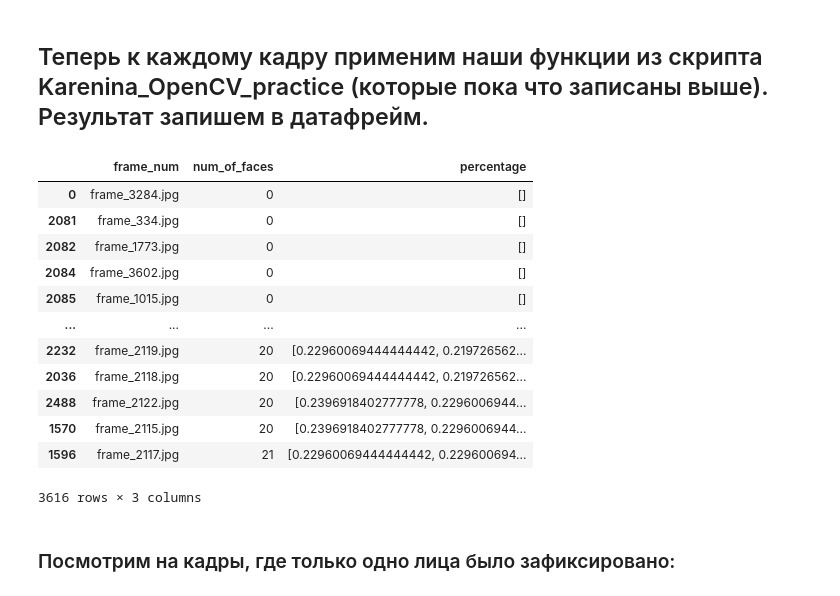
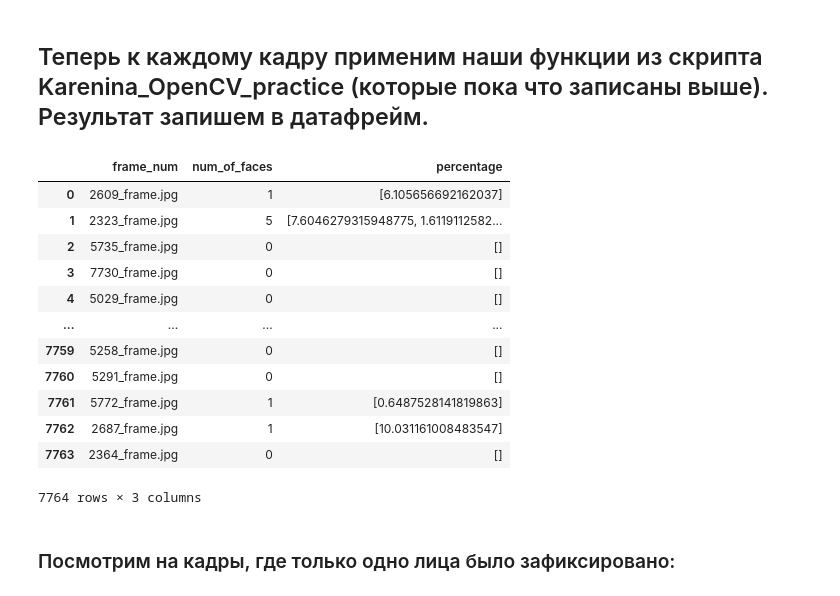
Before and after one commit to TonLeon/Diploma, a Jupyter notebook: Films/Frame Extraction.ipynb, the cells around one changed output. Drawn from its saved outputs; the diff is of its cells as text; code cells hidden in the pictures.

```diff
--- a/Films/Frame Extraction.ipynb
+++ b/Films/Frame Extraction.ipynb
@@ -86,12 +98,18 @@ data = pd.DataFrame(columns = columns_name)
 # %%
-directory = 'frames_2012'
-for file in os.listdir(directory):
-    if file.endswith('.jpg'):
-        image = cv2.imread(os.path.join(directory, file)) #читаем файл, получаем матрицу
-        image, faces = detect_faces(frontal_face_cascade, image, 1.2, True) #находим лица на картинке,
-                                                                            #получаем координаты картинки и координаты лиц
-        result = compute_face_areas_with_percents(faces, image) #подсчитываем площадь (пиксели в кв) и процент от картинки
+def create_df_with_frames_info(directory):
+    columns_name = ['frame_num', 'num_of_faces', 'percentage']
+    data = pd.DataFrame(columns = columns_name)
 
-        dict_of_frames = {'frame_num': file, 'num_of_faces': len(result[0]), 'percentage': result[1]}
-#         print(dict_of_frames)
-        data = data.append(dict_of_frames, ignore_index=True)
+    for file in os.listdir(directory):
+        if file.endswith('.jpg'):
+            image = cv2.imread(os.path.join(directory, file)) #читаем файл, получаем матрицу
+            image, faces = detect_faces(frontal_face_cascade, image, 1.2, True) #находим лица на картинке,
+                                                                                #получаем координаты картинки и координаты лиц
+            result = compute_face_areas_with_percents(faces, image) #подсчитываем площадь (пиксели в кв) и процент от картинки
+
+            dict_of_frames = {'frame_num': file, 'num_of_faces': len(result[0]), 'percentage': result[1]}
+    #         print(dict_of_frames)
+            data = data.append(dict_of_frames, ignore_index=True)
+    return data
+# %%
+data_2012 = create_df_with_frames_info('2012_frames')
@@ -98,27 +118,28 @@ for file in os.listdir(directory):
 # %%
 '''Возникшие проблемы:
 1) надо понять, как это нормально отсортировать, вероятно, упорядочивать надо еще на этапе обхода директории (странно, что он рандомно
    файлы располагает, а не по порядку, как они лежат у меня в папочке)
 2) Надо улучшить df, потому что пока что наличие списка в значении процентажа не совсем правильно и не очень красиво
 3) проблема с детектингом - все-таки эта программа совершает значительные ошибки в распознавании лиц
 4) надо обрезать черные рамки сверху и снизу кадра
 5) надо придумать, что делать с черными кадрами, потому что если их несколько, то скорее всего это склейка, и тогда эту информацию
 можно как-то использовать, но пока что эти кадры просто занимаю место в df'''
 
-data.sort_values(by = 'num_of_faces')
+# data_2012.sort_index(ascending=True)
+data_2012
 # %% [output]
 |  | frame_num | num_of_faces | percentage |
-| 0 | frame_3284.jpg | 0 | [] |
-| 2081 | frame_334.jpg | 0 | [] |
-| 2082 | frame_1773.jpg | 0 | [] |
-| 2084 | frame_3602.jpg | 0 | [] |
-| 2085 | frame_1015.jpg | 0 | [] |
+| 0 | 2609_frame.jpg | 1 | [6.105656692162037] |
+| 1 | 2323_frame.jpg | 5 | [7.6046279315948775, 1.6119112582... |
+| 2 | 5735_frame.jpg | 0 | [] |
+| 3 | 7730_frame.jpg | 0 | [] |
+| 4 | 5029_frame.jpg | 0 | [] |
 | ... | ... | ... | ... |
-| 2232 | frame_2119.jpg | 20 | [0.22960069444444442, 0.219726562... |
-| 2036 | frame_2118.jpg | 20 | [0.22960069444444442, 0.219726562... |
-| 2488 | frame_2122.jpg | 20 | [0.2396918402777778, 0.2296006944... |
-| 1570 | frame_2115.jpg | 20 | [0.2396918402777778, 0.2296006944... |
-| 1596 | frame_2117.jpg | 21 | [0.22960069444444442, 0.229600694... |
+| 7759 | 5258_frame.jpg | 0 | [] |
+| 7760 | 5291_frame.jpg | 0 | [] |
+| 7761 | 5772_frame.jpg | 1 | [0.6487528141819863] |
+| 7762 | 2687_frame.jpg | 1 | [10.031161008483547] |
+| 7763 | 2364_frame.jpg | 0 | [] |
-3616 rows × 3 columns
+7764 rows × 3 columns
 # %% [markdown]
 ### Посмотрим на кадры, где только одно лица было зафиксировано:
```
Also changed, not shown: parts of 32 cells of this notebook, 5 other files.
